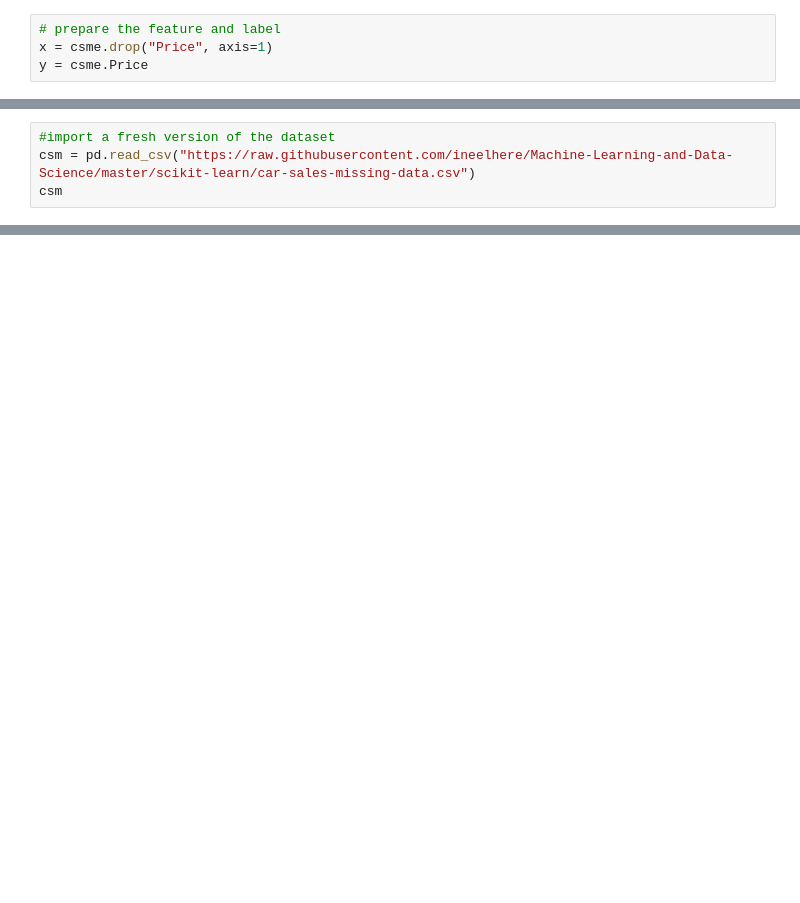
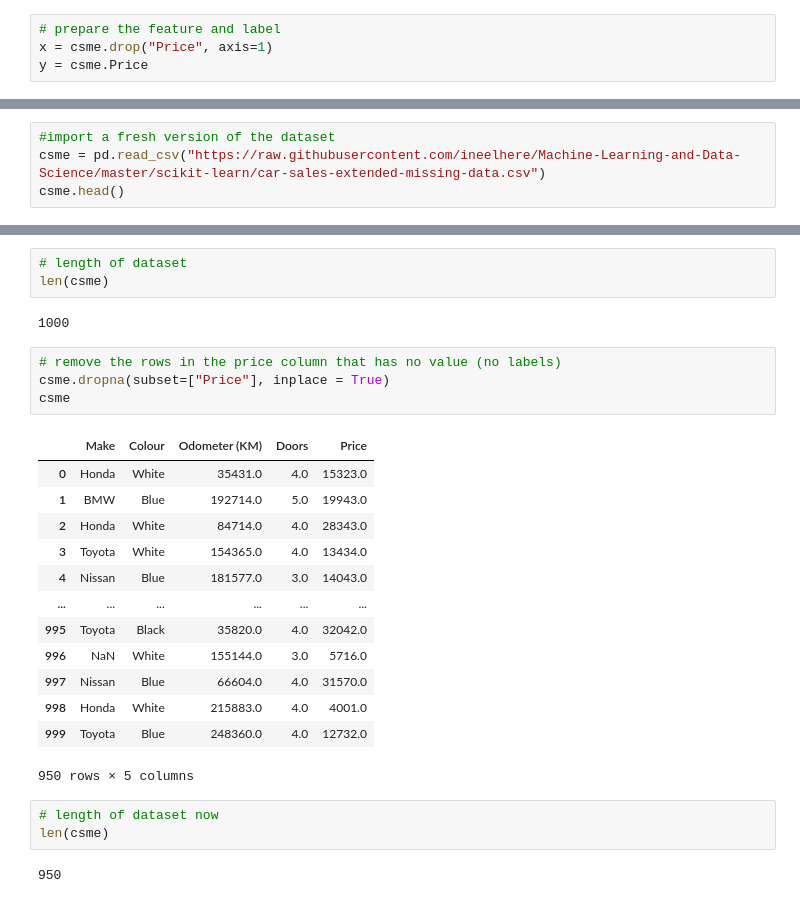
Before and after one commit to ineelhere/Machine-Learning-and-Data-Science, a Jupyter notebook: scikit-learn/Getting-data-ready.ipynb, the cells around one changed output, grey strips where cells are left out. Saved outputs shown, nothing was run; the diff lists cells and outputs as text; blank space fills up the shorter version.

Commit message:
Getting data ready for ML using sklearn and pandas

```diff
--- a/scikit-learn/Getting-data-ready.ipynb
+++ b/scikit-learn/Getting-data-ready.ipynb
@@ -260,4 +435,4 @@ transformed_x
 # %%
 #import a fresh version of the dataset
-csm = pd.read_csv("https://raw.githubusercontent.com/ineelhere/Machine-Learning-and-Data-Science/master/scikit-learn/car-sales-missing-data.csv")
-csm
+csme = pd.read_csv("https://raw.githubusercontent.com/ineelhere/Machine-Learning-and-Data-Science/master/scikit-learn/car-sales-extended-missing-data.csv")
+csme.head()
@@ -263,0 +455,28 @@ csm
+# %%
+# length of dataset
+len(csme)
+# %% [output]
+1000
+# %%
+# remove the rows in the price column that has no value (no labels)
+csme.dropna(subset=["Price"], inplace = True)
+csme
+# %% [output]
+|  | Make | Colour | Odometer (KM) | Doors | Price |
+| 0 | Honda | White | 35431.0 | 4.0 | 15323.0 |
+| 1 | BMW | Blue | 192714.0 | 5.0 | 19943.0 |
+| 2 | Honda | White | 84714.0 | 4.0 | 28343.0 |
+| 3 | Toyota | White | 154365.0 | 4.0 | 13434.0 |
+| 4 | Nissan | Blue | 181577.0 | 3.0 | 14043.0 |
+| ... | ... | ... | ... | ... | ... |
+| 995 | Toyota | Black | 35820.0 | 4.0 | 32042.0 |
+| 996 | NaN | White | 155144.0 | 3.0 | 5716.0 |
+| 997 | Nissan | Blue | 66604.0 | 4.0 | 31570.0 |
+| 998 | Honda | White | 215883.0 | 4.0 | 4001.0 |
+| 999 | Toyota | Blue | 248360.0 | 4.0 | 12732.0 |
+950 rows × 5 columns
+# %%
+# length of dataset now
+len(csme)
+# %% [output]
+950
```
Also changed, not shown: parts of 40 cells of this notebook.
